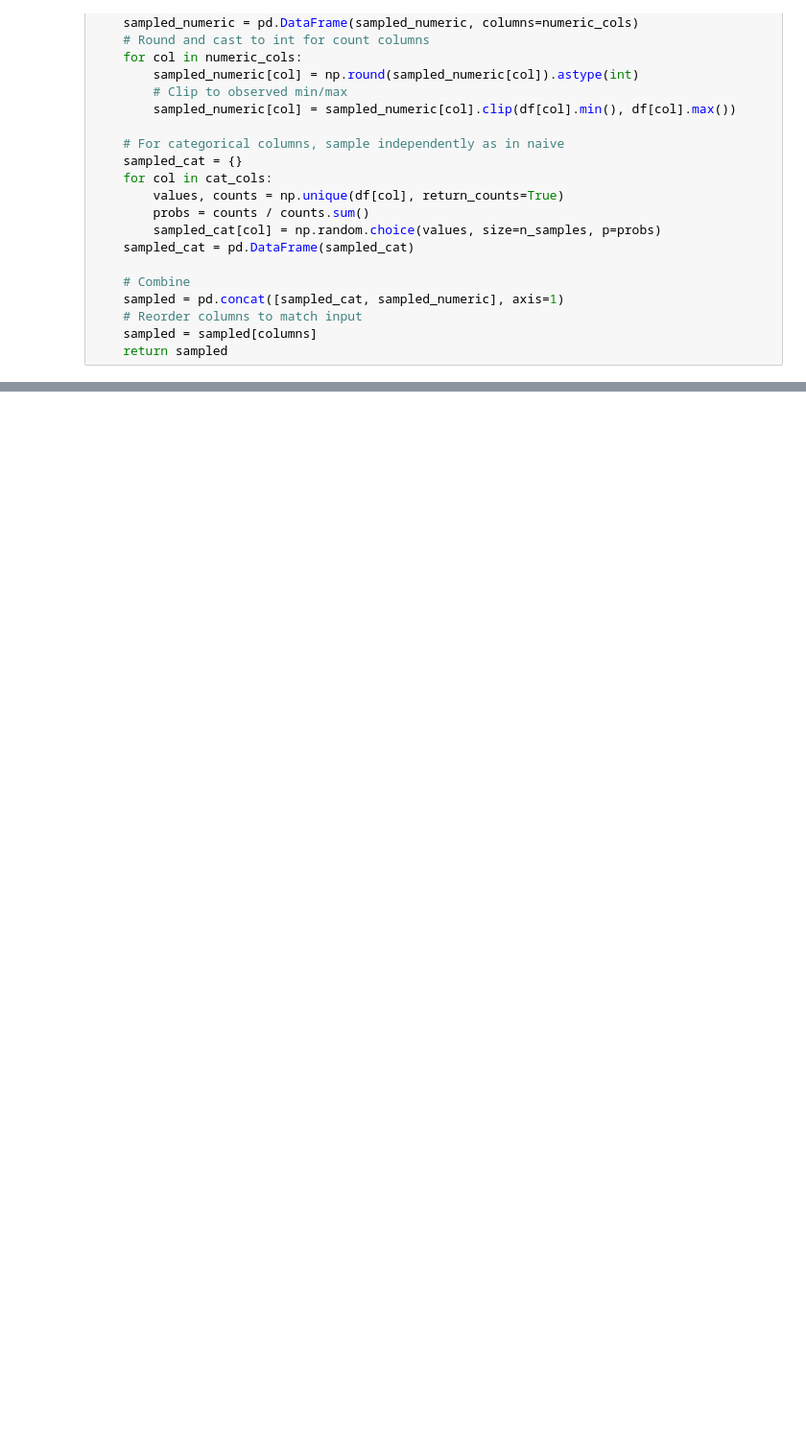
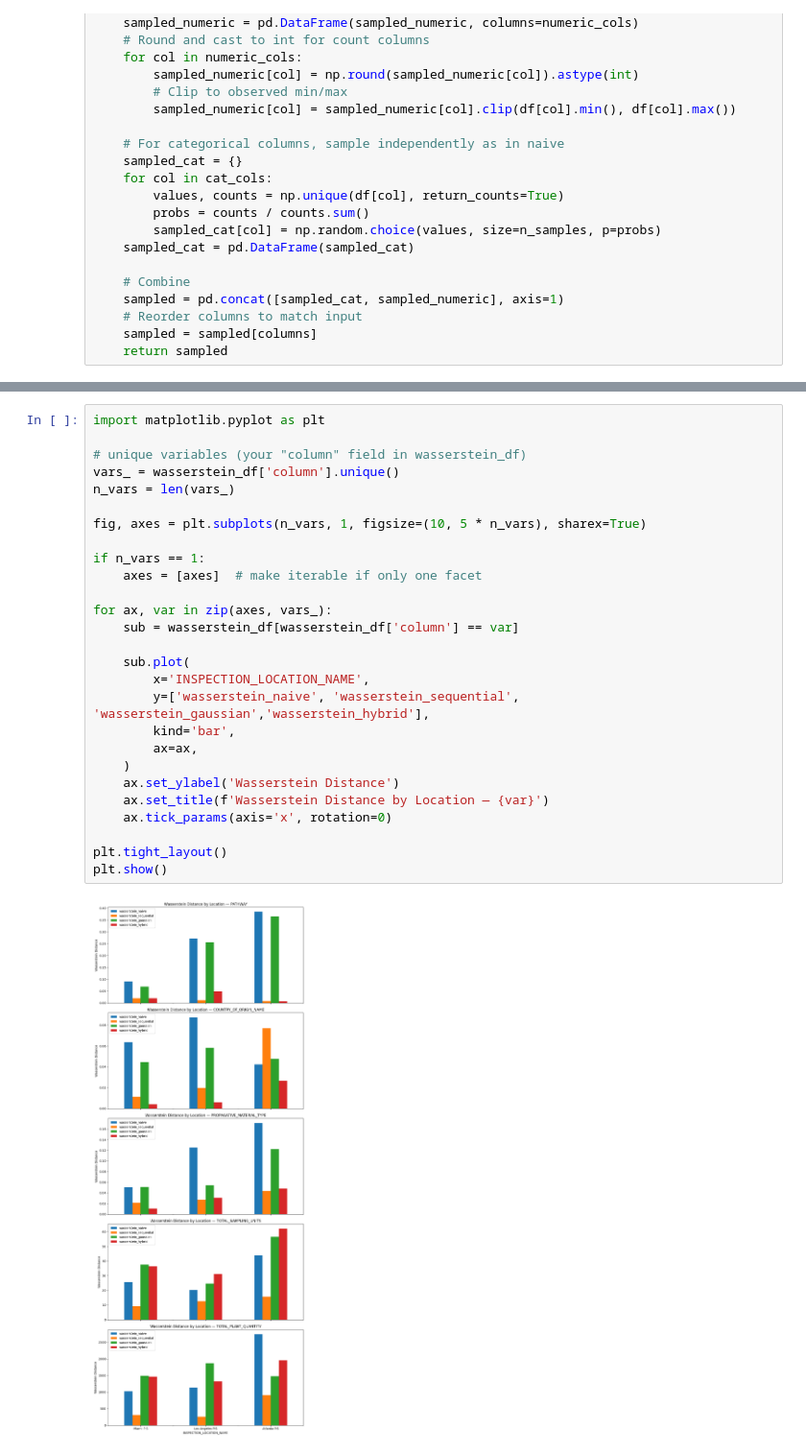
Before and after one commit to jkagor13-usda/popsborder, a Jupyter notebook: hierarchal sampling/GeneratingSyntheticInputData.ipynb, the cells around one changed output, grey strips where cells are left out. Shown at 96% size. Drawn from its saved outputs; the diff is of its cells as text; blank space fills up the shorter version.

```diff
--- a/hierarchal sampling/GeneratingSyntheticInputData.ipynb
+++ b/hierarchal sampling/GeneratingSyntheticInputData.ipynb
@@ -275,0 +455,29 @@ plt.show()
+# %%
+import matplotlib.pyplot as plt
+
+# unique variables (your "column" field in wasserstein_df)
+vars_ = wasserstein_df['column'].unique()
+n_vars = len(vars_)
+
+fig, axes = plt.subplots(n_vars, 1, figsize=(10, 5 * n_vars), sharex=True)
+
+if n_vars == 1:
+    axes = [axes]  # make iterable if only one facet
+
+for ax, var in zip(axes, vars_):
+    sub = wasserstein_df[wasserstein_df['column'] == var]
+
+    sub.plot(
+        x='INSPECTION_LOCATION_NAME',
+        y=['wasserstein_naive', 'wasserstein_sequential', 'wasserstein_gaussian','wasserstein_hybrid'],
+        kind='bar',
+        ax=ax,
+    )
+    ax.set_ylabel('Wasserstein Distance')
+    ax.set_title(f'Wasserstein Distance by Location — {var}')
+    ax.tick_params(axis='x', rotation=0)
+
+plt.tight_layout()
+plt.show()
+# %% [output]
+[figure, added]
```
Also changed, not shown: parts of 8 cells of this notebook, 1 other file.
